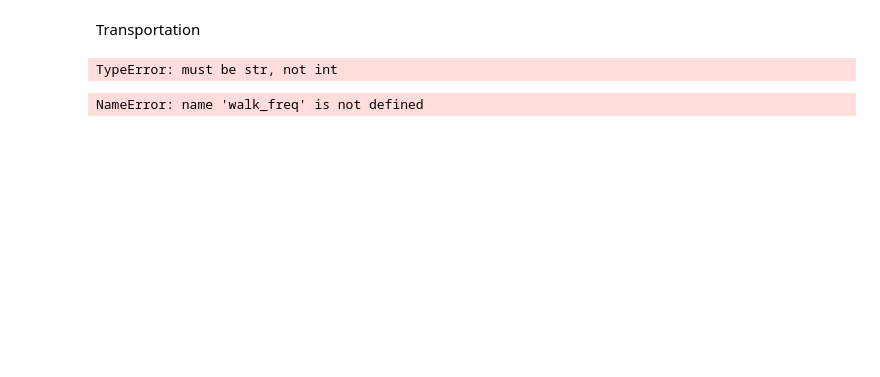
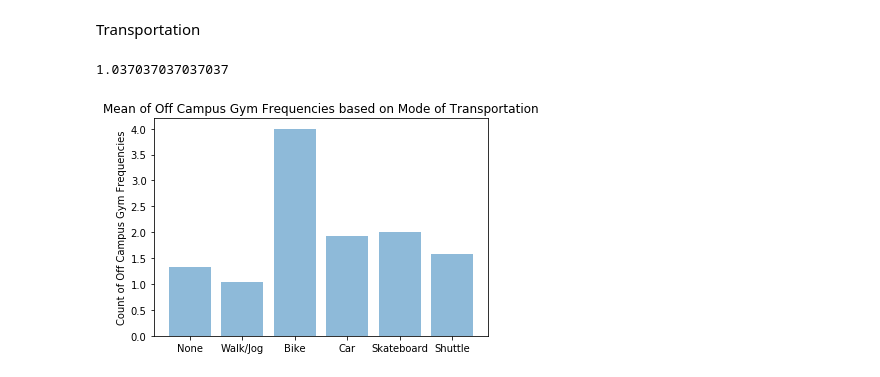
Before and after one commit to mirandago/cogs164_proximity, a Jupyter notebook: Off Campus Data.ipynb, the cells around one changed output. Cells and saved outputs as stored; diff of their text form; code cells hidden in the pictures; blank space fills up the shorter version.

```diff
--- a/Off Campus Data.ipynb
+++ b/Off Campus Data.ipynb
@@ -163,14 +174,19 @@ bike_freq = bike['off_campus_gym_freq'].mean()
 car_freq = car['off_campus_gym_freq'].mean()
 skateboard_freq = skateboard['off_campus_gym_freq'].mean()
 shuttle_freq = shuttle['off_campus_gym_freq'].mean()
+walk_freq
 # %% [output]
-TypeError: must be str, not int
+1.037037037037037
-# %%
-transport_on_freq = pd.DataFrame({none_freq, walk_freq, bike_freq, car_freq, skateboard_freq, shuttle_freq})
-labels = ('none','walk/jog', 'bike', 'car', 'skateboard', 'shuttle')
-ax = transport_on_freq.plot.bar(rot=0,figsize=(20,10))
-y_pos = np.arange(len(labels))
-plt.xticks(y_pos, labels)
-plt.show()
-# %% [output]
-NameError: name 'walk_freq' is not defined
+# %%
+objects = ('None','Walk/Jog', 'Bike', 'Car', 'Skateboard', 'Shuttle')
+y_pos = np.arange(len(objects))
+transport_off_freq = [none_freq, walk_freq, bike_freq, car_freq, skateboard_freq, shuttle_freq]
+
+plt.bar(y_pos, transport_off_freq, align='center', alpha=0.5)
+plt.xticks(y_pos, objects)
+plt.ylabel('Count of Off Campus Gym Frequencies')
+plt.title('Mean of Off Campus Gym Frequencies based on Mode of Transportation')
+
+plt.show()
+# %% [output]
+[figure, added]
```
Also changed, not shown: parts of 9 cells of this notebook, 1 other file.
